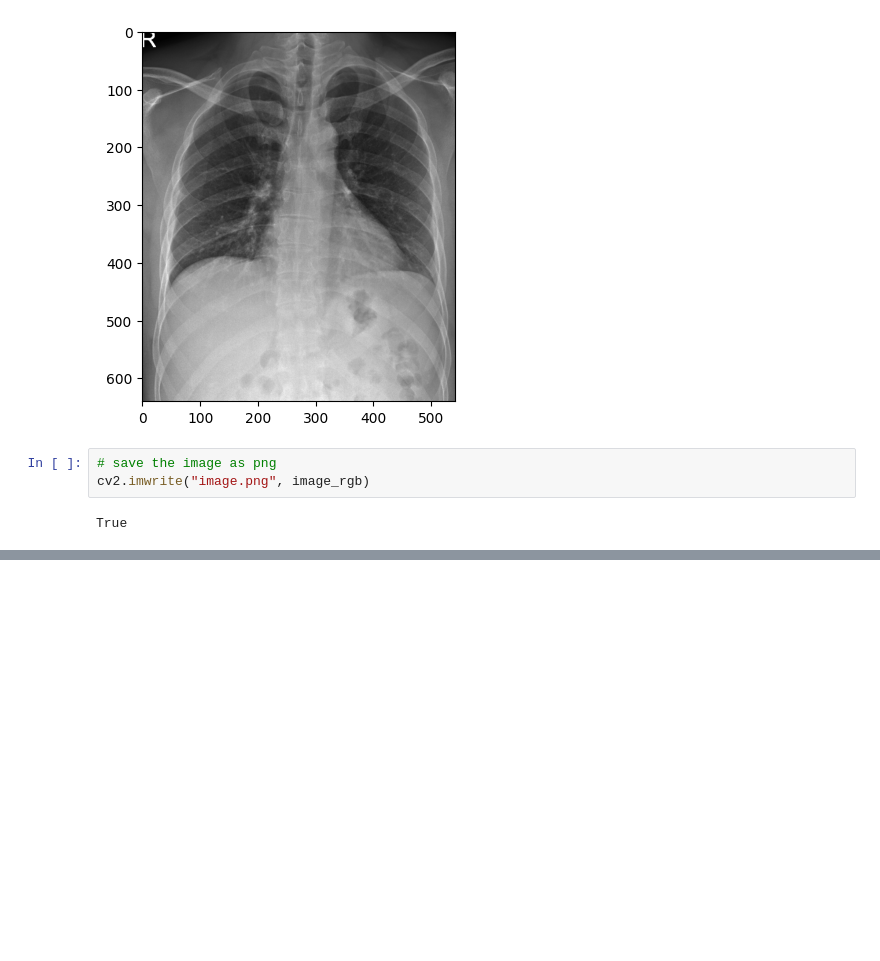
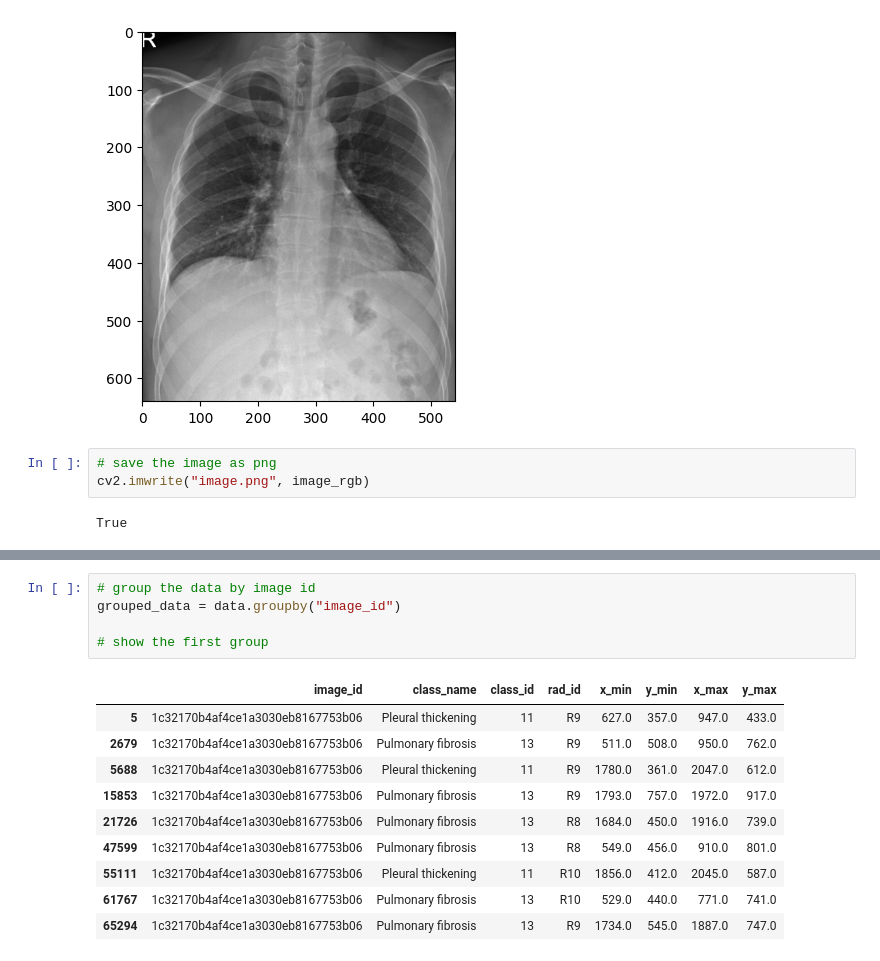
Before and after one commit to AmarHek/XrayDetection, a Jupyter notebook: dataset_exploration.ipynb, the cells around one changed output, grey strips where cells are left out. Drawn from its saved outputs; the diff is of its cells as text; blank space fills up the shorter version.

```diff
--- a/dataset_exploration.ipynb
+++ b/dataset_exploration.ipynb
@@ -118,0 +176,16 @@ True
+# %%
+# group the data by image id
+grouped_data = data.groupby("image_id")
+
+# show the first group
+# %% [output]
+|  | image_id | class_name | class_id | rad_id | x_min | y_min | x_max | y_max |
+| 5 | 1c32170b4af4ce1a3030eb8167753b06 | Pleural thickening | 11 | R9 | 627.0 | 357.0 | 947.0 | 433.0 |
+| 2679 | 1c32170b4af4ce1a3030eb8167753b06 | Pulmonary fibrosis | 13 | R9 | 511.0 | 508.0 | 950.0 | 762.0 |
+| 5688 | 1c32170b4af4ce1a3030eb8167753b06 | Pleural thickening | 11 | R9 | 1780.0 | 361.0 | 2047.0 | 612.0 |
+| 15853 | 1c32170b4af4ce1a3030eb8167753b06 | Pulmonary fibrosis | 13 | R9 | 1793.0 | 757.0 | 1972.0 | 917.0 |
+| 21726 | 1c32170b4af4ce1a3030eb8167753b06 | Pulmonary fibrosis | 13 | R8 | 1684.0 | 450.0 | 1916.0 | 739.0 |
+| 47599 | 1c32170b4af4ce1a3030eb8167753b06 | Pulmonary fibrosis | 13 | R8 | 549.0 | 456.0 | 910.0 | 801.0 |
+| 55111 | 1c32170b4af4ce1a3030eb8167753b06 | Pleural thickening | 11 | R10 | 1856.0 | 412.0 | 2045.0 | 587.0 |
+| 61767 | 1c32170b4af4ce1a3030eb8167753b06 | Pulmonary fibrosis | 13 | R10 | 529.0 | 440.0 | 771.0 | 741.0 |
+| 65294 | 1c32170b4af4ce1a3030eb8167753b06 | Pulmonary fibrosis | 13 | R9 | 1734.0 | 545.0 | 1887.0 | 747.0 |
```
Also changed, not shown: parts of 7 cells of this notebook, 1 other file.
